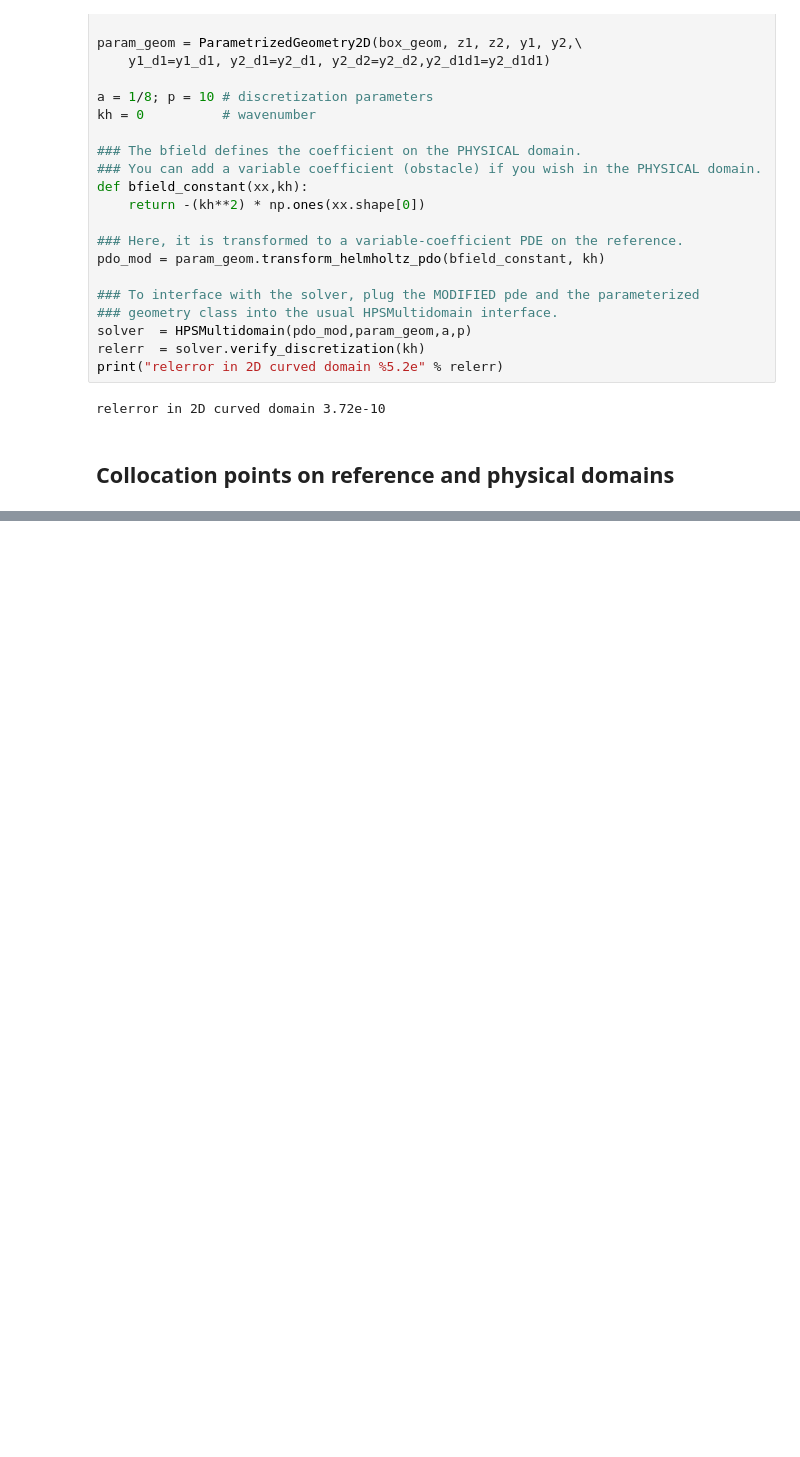
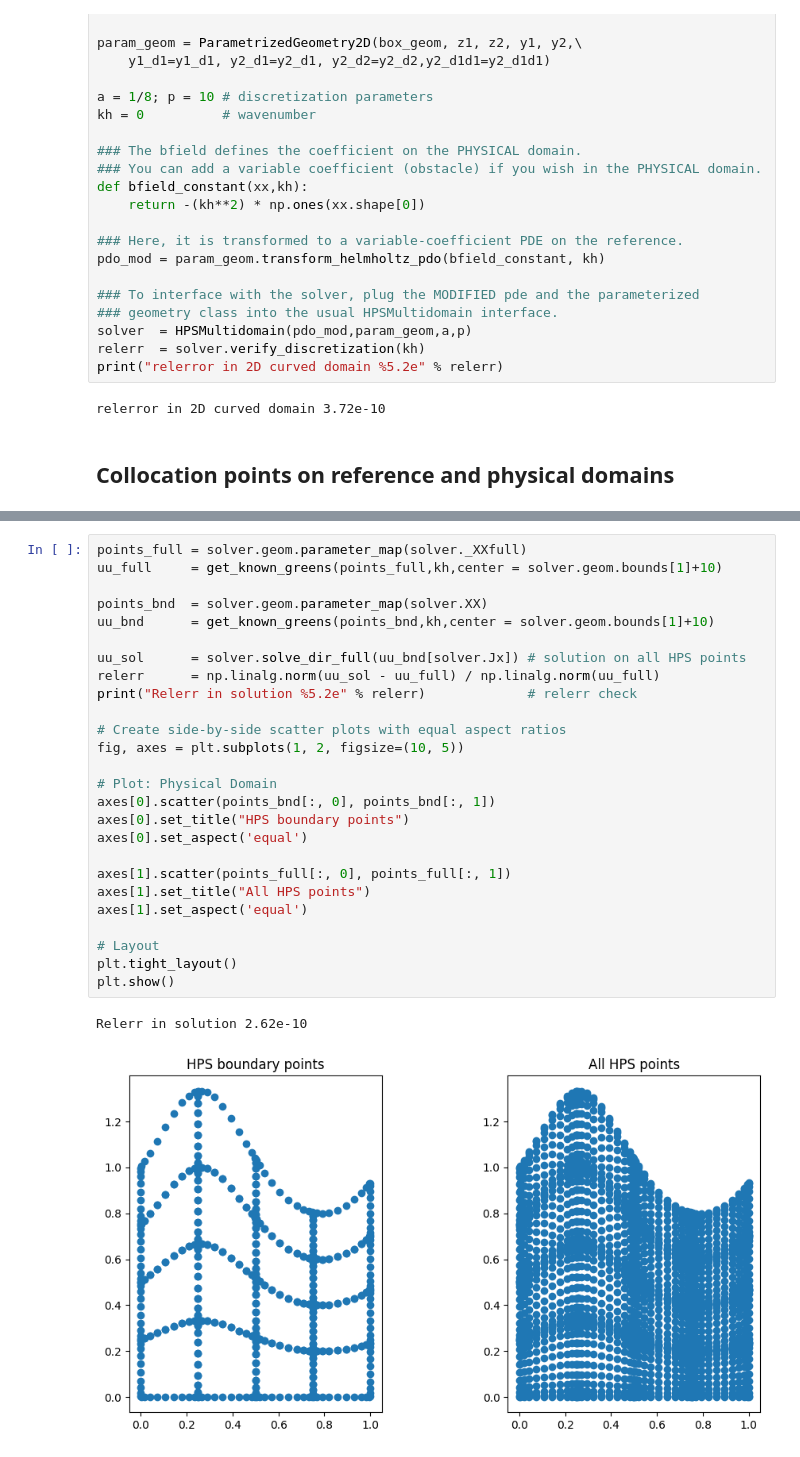
Before and after one commit to annayesy/spectralmultidomain, a Jupyter notebook: demo_curved_domain.ipynb, the cells around one changed output, grey strips where cells are left out. Saved outputs shown, nothing was run; the diff lists cells and outputs as text; blank space fills up the shorter version.

Commit message:
solve_dir_full

```diff
--- a/demo_curved_domain.ipynb
+++ b/demo_curved_domain.ipynb
@@ -140,0 +141,29 @@ plt.show()
+# %%
+points_full = solver.geom.parameter_map(solver._XXfull)
+uu_full     = get_known_greens(points_full,kh,center = solver.geom.bounds[1]+10)
+
+points_bnd  = solver.geom.parameter_map(solver.XX)
+uu_bnd      = get_known_greens(points_bnd,kh,center = solver.geom.bounds[1]+10)
+
+uu_sol      = solver.solve_dir_full(uu_bnd[solver.Jx]) # solution on all HPS points
+relerr      = np.linalg.norm(uu_sol - uu_full) / np.linalg.norm(uu_full)
+print("Relerr in solution %5.2e" % relerr)             # relerr check
+
+# Create side-by-side scatter plots with equal aspect ratios
+fig, axes = plt.subplots(1, 2, figsize=(10, 5))
+
+# Plot: Physical Domain
+axes[0].scatter(points_bnd[:, 0], points_bnd[:, 1])
+axes[0].set_title("HPS boundary points")
+axes[0].set_aspect('equal')
+
+axes[1].scatter(points_full[:, 0], points_full[:, 1])
+axes[1].set_title("All HPS points")
+axes[1].set_aspect('equal')
+
+# Layout
+plt.tight_layout()
+plt.show()
+# %% [output]
+Relerr in solution 2.62e-10
+[figure, added]
```
Also changed, not shown: parts of 1 cell of this notebook, 2 other files.
